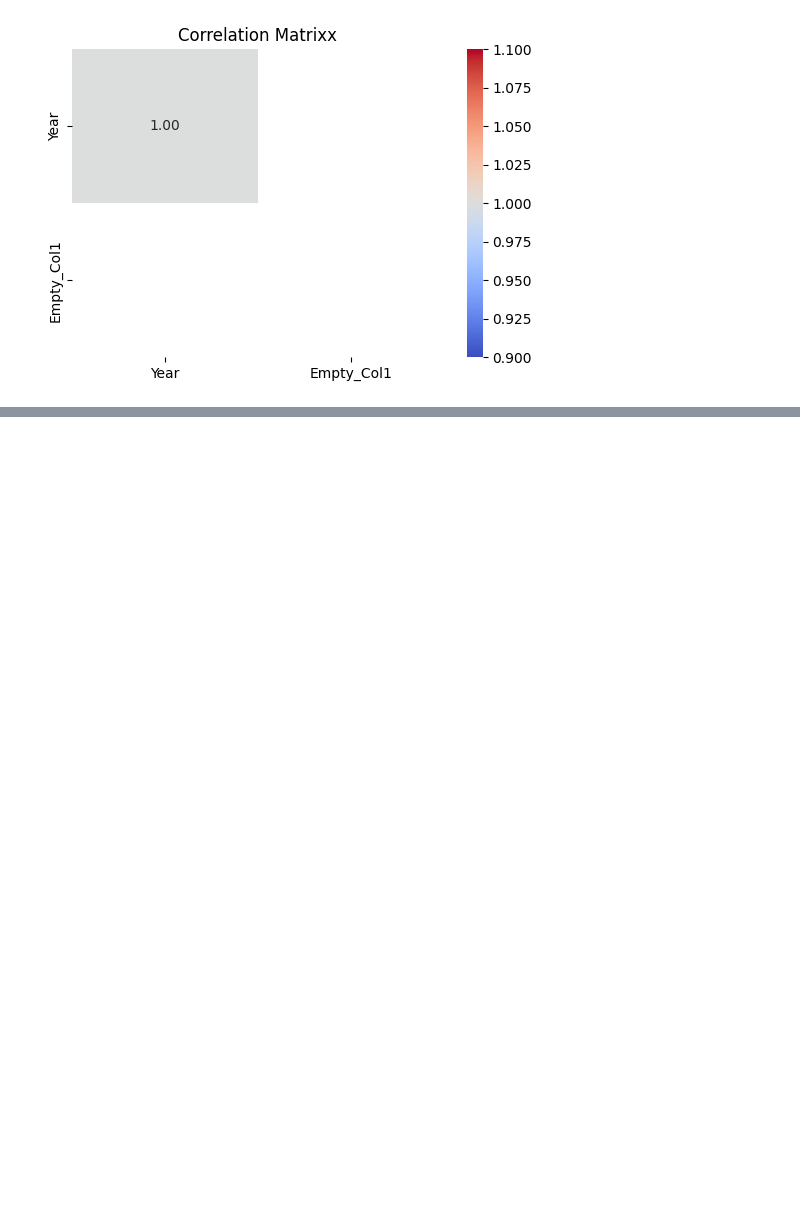
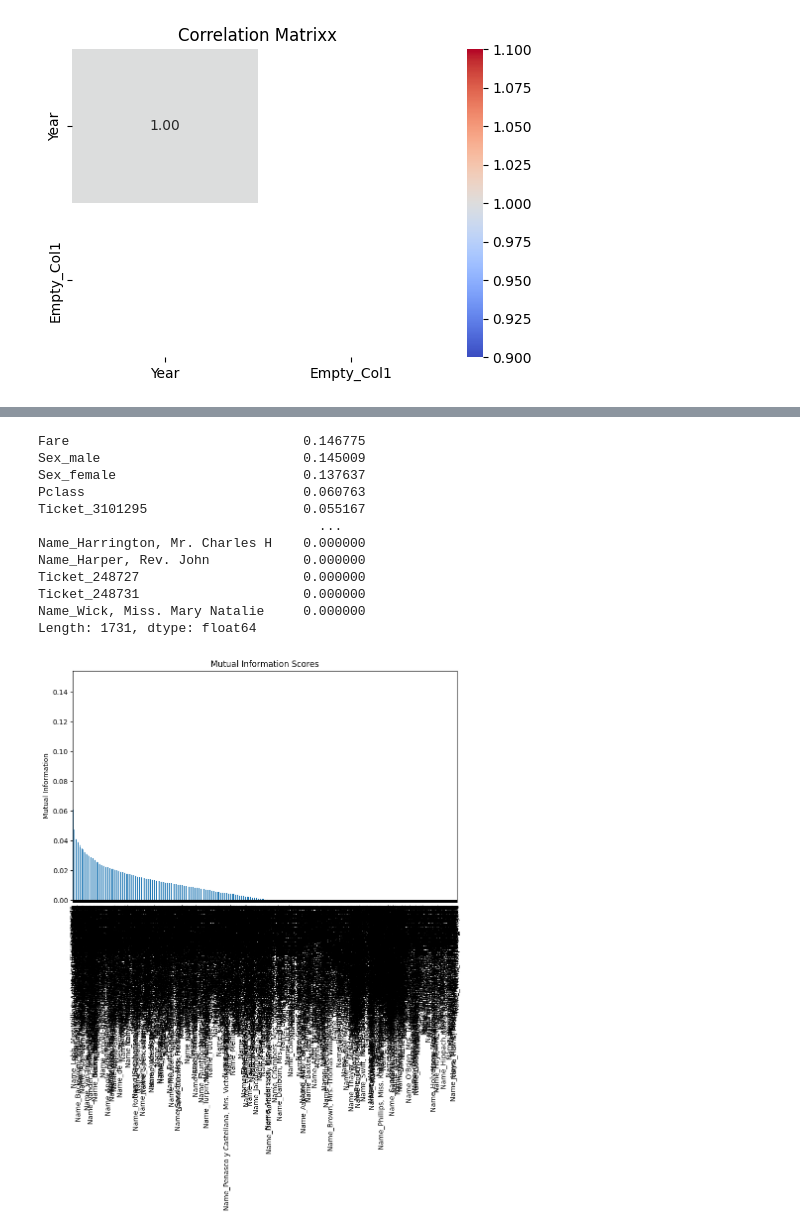
Before and after one commit to Seshmanuvarthi/ml-journey-2025, a Jupyter notebook: ml-practise.ipynb, the cells around one changed output, grey strips where cells are left out. Saved outputs shown, nothing was run; the diff lists cells and outputs as text; code cells hidden in the pictures; blank space fills up the shorter version.

```diff
--- a/ml-practise.ipynb
+++ b/ml-practise.ipynb
@@ -178,0 +334,39 @@ NameError: name 'X_train' is not defined
+# %%
+from sklearn.feature_selection import mutual_info_classif
+import pandas as pd
+
+# 1. Separate features and target
+X = df2.drop(columns=['Survived'])
+y = df2['Survived']
+
+# 2. For mutual_info_classif, input features should be numeric; encode categoricals if needed
+
+X_encoded = pd.get_dummies(X)
+
+# 3. Compute mutual information
+mi_scores = mutual_info_classif(X_encoded, y, discrete_features='auto')
+
+# 4. Create a pandas Series for better visualization
+mi_scores_series = pd.Series(mi_scores, index=X_encoded.columns).sort_values(ascending=False)
+
+# 5. Display the MI scores
+print(mi_scores_series)
+plt.figure(figsize=(10, 6))
+mi_scores_series.plot(kind='bar')
+plt.title('Mutual Information Scores')
+plt.ylabel('Mutual Information')
+plt.show()
+# %% [output]
+Fare                              0.146775
+Sex_male                          0.145009
+Sex_female                        0.137637
+Pclass                            0.060763
+Ticket_3101295                    0.055167
+                                    ...
+Name_Harrington, Mr. Charles H    0.000000
+Name_Harper, Rev. John            0.000000
+Ticket_248727                     0.000000
+Ticket_248731                     0.000000
+Name_Wick, Miss. Mary Natalie     0.000000
+Length: 1731, dtype: float64
+[figure, added]
```
Also changed, not shown: parts of 17 cells of this notebook.
